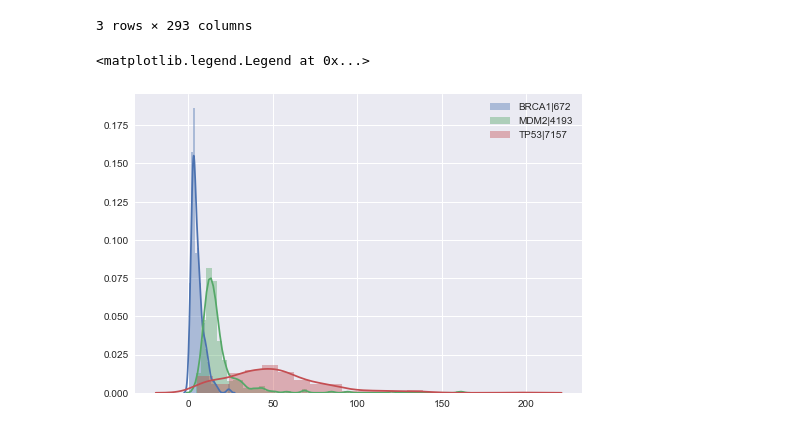
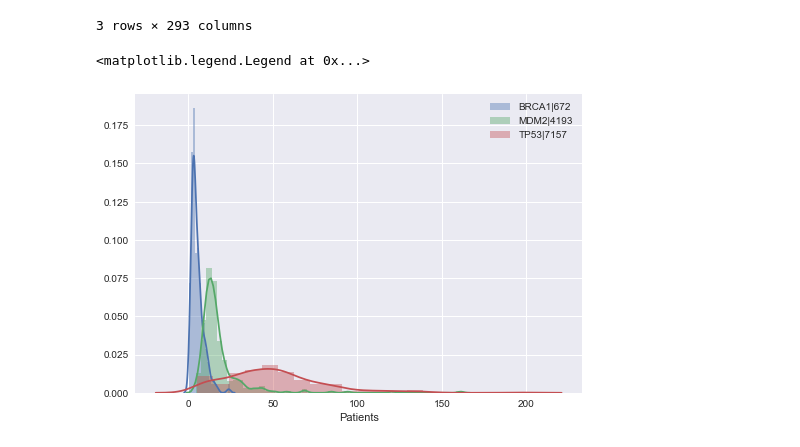
Before and after one commit to spulido99/Programacion, a Jupyter notebook: Camilo/Clase 4.ipynb, the cells around one changed output. Saved outputs shown, nothing was run; the diff lists cells and outputs as text; code cells hidden in the pictures.

```diff
--- a/Camilo/Clase 4.ipynb
+++ b/Camilo/Clase 4.ipynb
@@ -165,8 +145,8 @@ Genes
 3 rows × 293 columns
 # %%
 for i, r in Genes.iterrows():
-    sns.distplot(r.values, label=i)
+    sns.distplot(r.values, label=i, axlabel= 'PATIENTS' )
 sns.plt.legend()
 # %% [output]
 <matplotlib.legend.Legend at 0x...>
-[figure, old version]
+[figure, new version]
```
Also changed, not shown: parts of 3 cells of this notebook, 1 other file.
